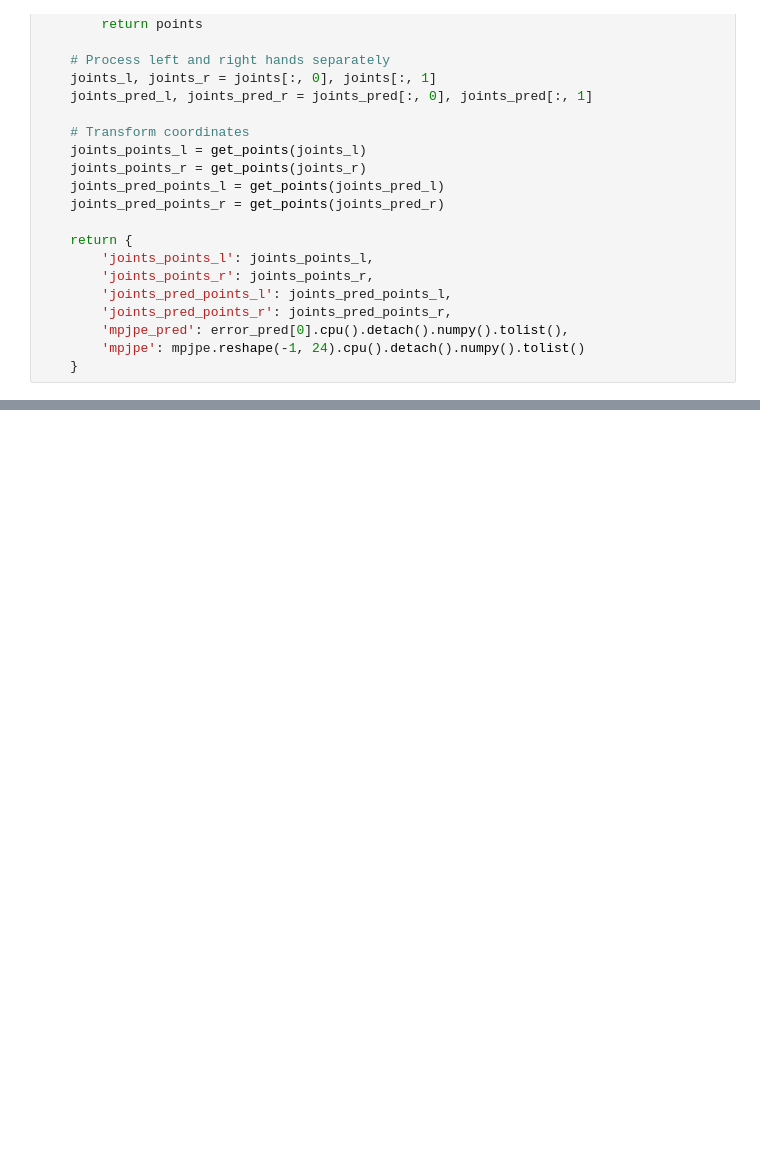
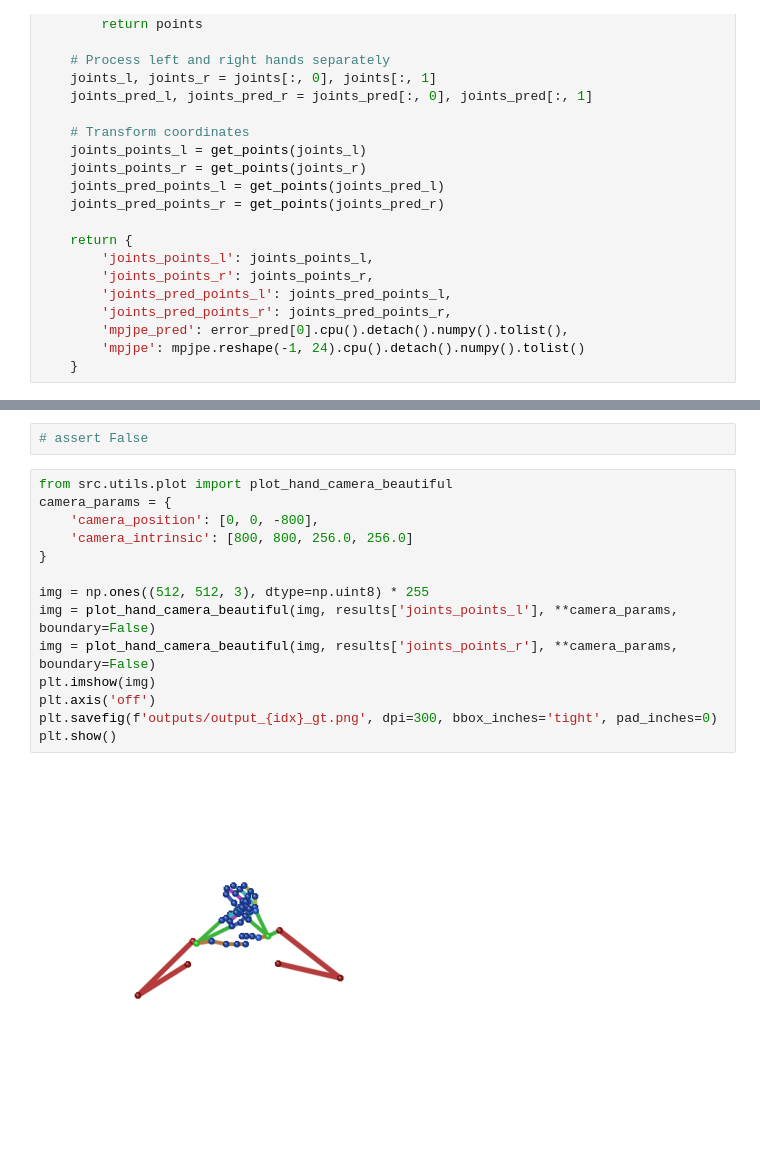
Before and after one commit to luckyyf0517/mmPRISM, a Jupyter notebook: view_evaluation.ipynb, the cells around one changed output, grey strips where cells are left out. Drawn from its saved outputs; the diff is of its cells as text; blank space fills up the shorter version.

```diff
--- a/view_evaluation.ipynb
+++ b/view_evaluation.ipynb
@@ -146,0 +157,18 @@ plt.show()
+# %%
+# assert False
+# %%
+from src.utils.plot import plot_hand_camera_beautiful
+camera_params = {
+    'camera_position': [0, 0, -800],
+    'camera_intrinsic': [800, 800, 256.0, 256.0]
+}
+
+img = np.ones((512, 512, 3), dtype=np.uint8) * 255
+img = plot_hand_camera_beautiful(img, results['joints_points_l'], **camera_params, boundary=False)
+img = plot_hand_camera_beautiful(img, results['joints_points_r'], **camera_params, boundary=False)
+plt.imshow(img)
+plt.axis('off')
+plt.savefig(f'outputs/output_{idx}_gt.png', dpi=300, bbox_inches='tight', pad_inches=0)
+plt.show()
+# %% [output]
+[figure, added]
```
Also changed, not shown: parts of 4 cells of this notebook, 6 other files.
